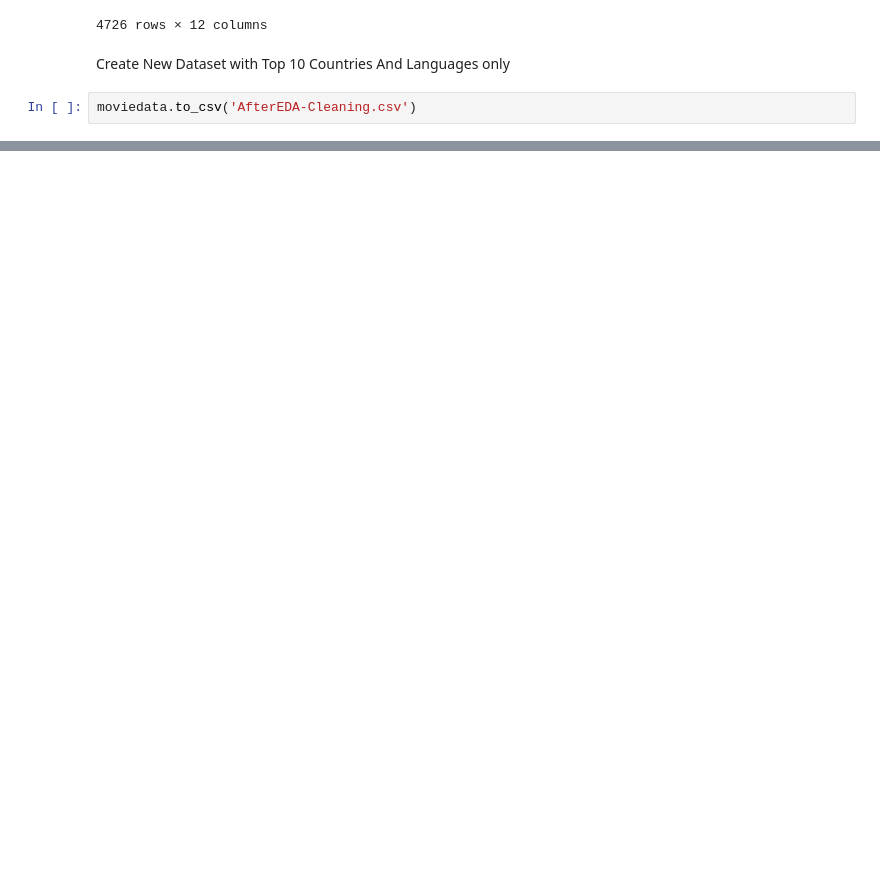
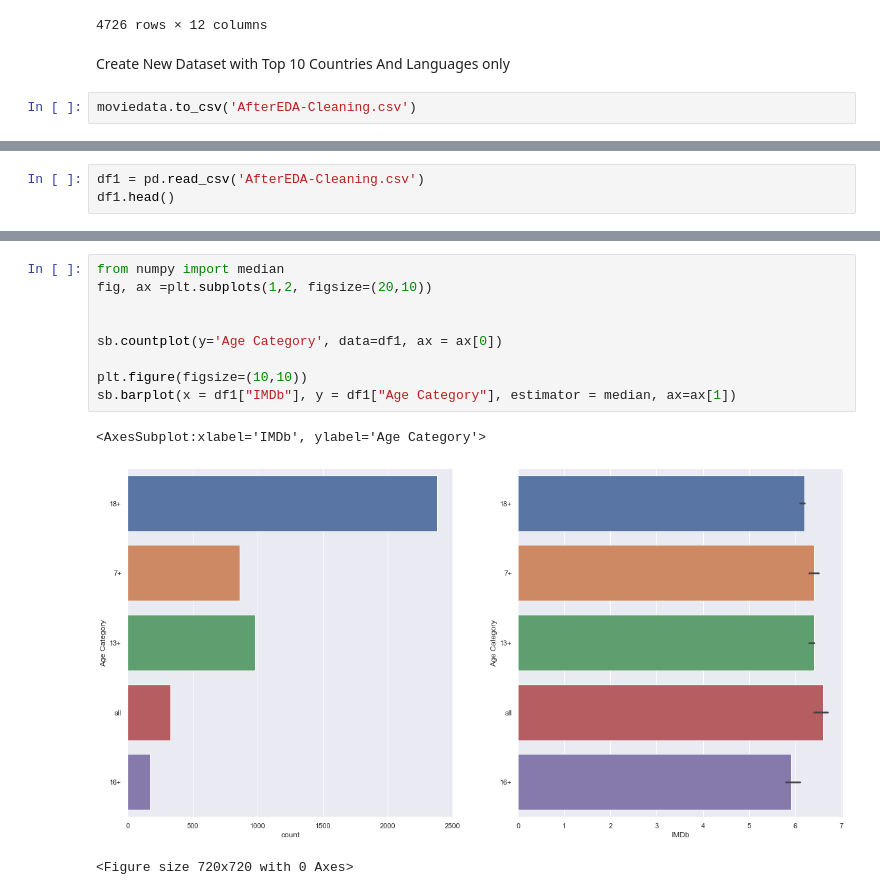
Before and after one commit to rlim066/SC1015-Data-Science-AI-Working-Set-, a Jupyter notebook: EDA PORTION.ipynb, the cells around one changed output, grey strips where cells are left out. Drawn from its saved outputs; the diff is of its cells as text; blank space fills up the shorter version.

```diff
--- a/EDA PORTION.ipynb
+++ b/EDA PORTION.ipynb
@@ -326,0 +329,3 @@ moviedata.to_csv('AfterEDA-Cleaning.csv')
+# %%
+df1 = pd.read_csv('AfterEDA-Cleaning.csv')
+df1.head()
@@ -326,0 +339,13 @@ moviedata.to_csv('AfterEDA-Cleaning.csv')
+# %%
+from numpy import median
+fig, ax =plt.subplots(1,2, figsize=(20,10))
+
+
+sb.countplot(y='Age Category', data=df1, ax = ax[0])
+
+plt.figure(figsize=(10,10))
+sb.barplot(x = df1["IMDb"], y = df1["Age Category"], estimator = median, ax=ax[1])
+# %% [output]
+<AxesSubplot:xlabel='IMDb', ylabel='Age Category'>
+[figure, added]
+<Figure size 720x720 with 0 Axes>
```
Also changed, not shown: parts of 5 cells of this notebook, 1 other file.
